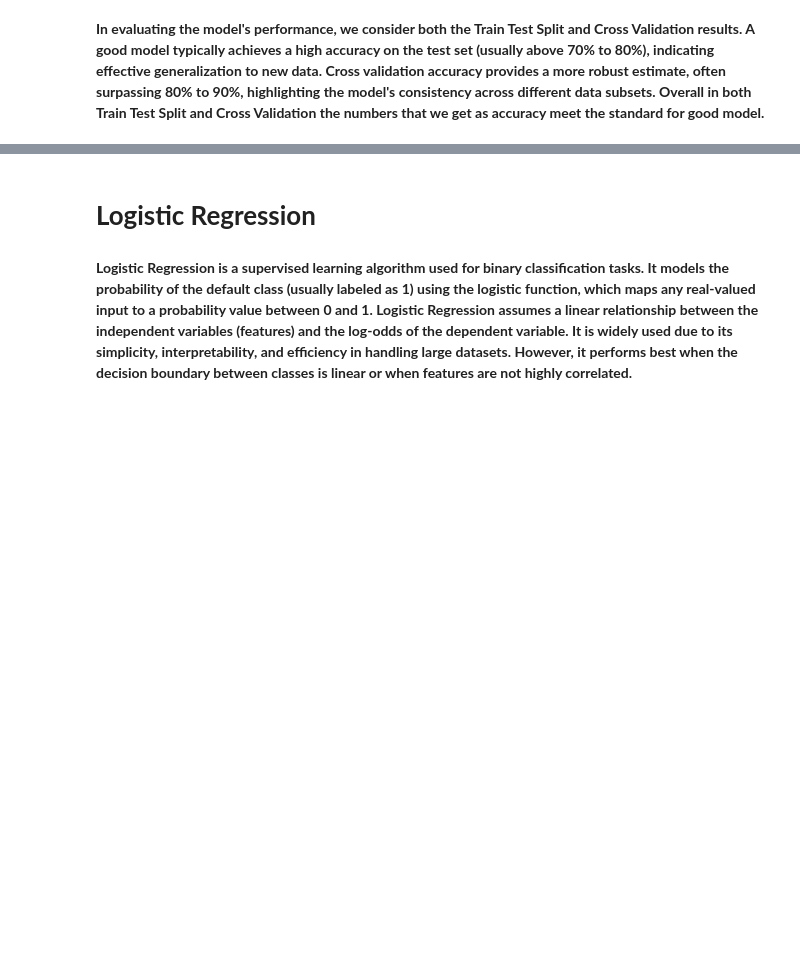
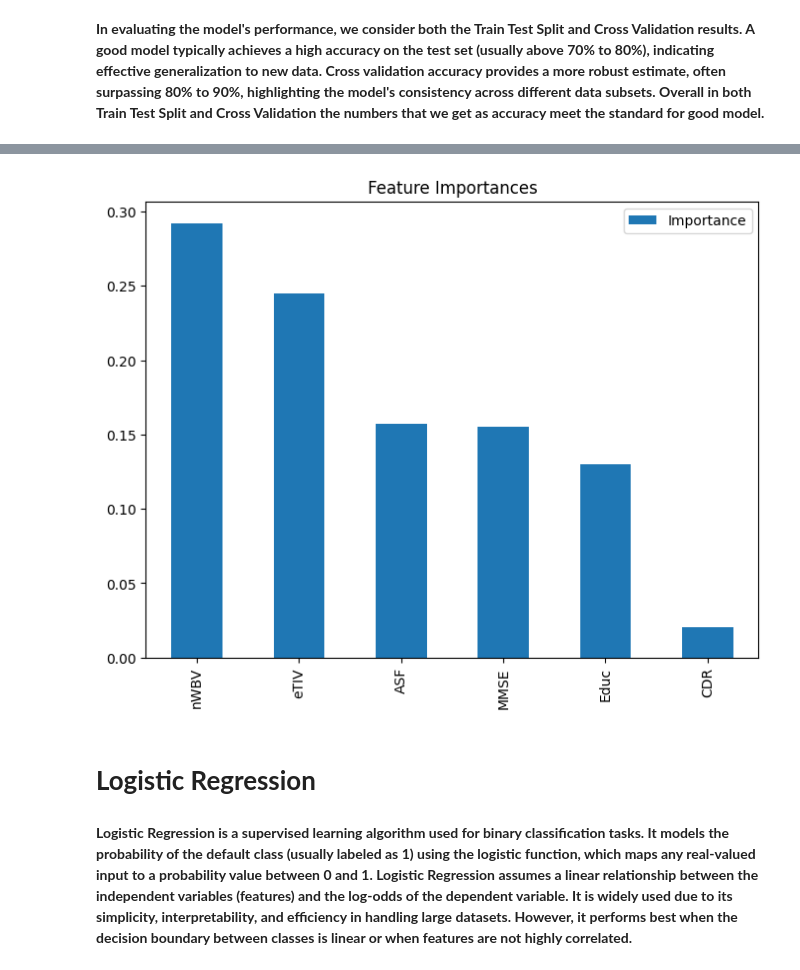
Before and after one commit to Steevei/Alzheimer-Prediction-, a Jupyter notebook: alzheimers-prediction.ipynb, the cells around one changed output, grey strips where cells are left out. Cells and saved outputs as stored; diff of their text form; code cells hidden in the pictures; blank space fills up the shorter version.

```diff
--- a/alzheimers-prediction.ipynb
+++ b/alzheimers-prediction.ipynb
@@ -396,6 +396,7 @@ final_data=final_data[final_data["Age"]!=94]
 final_data.drop(columns=['Gender'],inplace = True)
 X = final_data.drop(columns=['ID', 'Age'])
 y = final_data['Age']
+feature_names = X.columns
 scaler=StandardScaler()
 X= scaler.fit_transform(X)
 X_train, X_test, y_train, y_test = train_test_split(X, y, test_size=0.2,random_state=np.random)
@@ -435,3 +438,14 @@ plt.show
+# %%
+# Feature importance
+feat_importances = pd.DataFrame(dtc.feature_importances_, index=feature_names, columns=["Importance"])
+feat_importances.sort_values(by='Importance', ascending=False, inplace=True)
+
+# Plotting the feature importances
+feat_importances.plot(kind='bar', figsize=(8, 6))
+plt.title('Feature Importances')
+plt.show()
+# %% [output]
+[figure, added]
 # %% [markdown]
 # **Logistic Regression**
 # %% [markdown]
```
Also changed, not shown: parts of 13 cells of this notebook.
